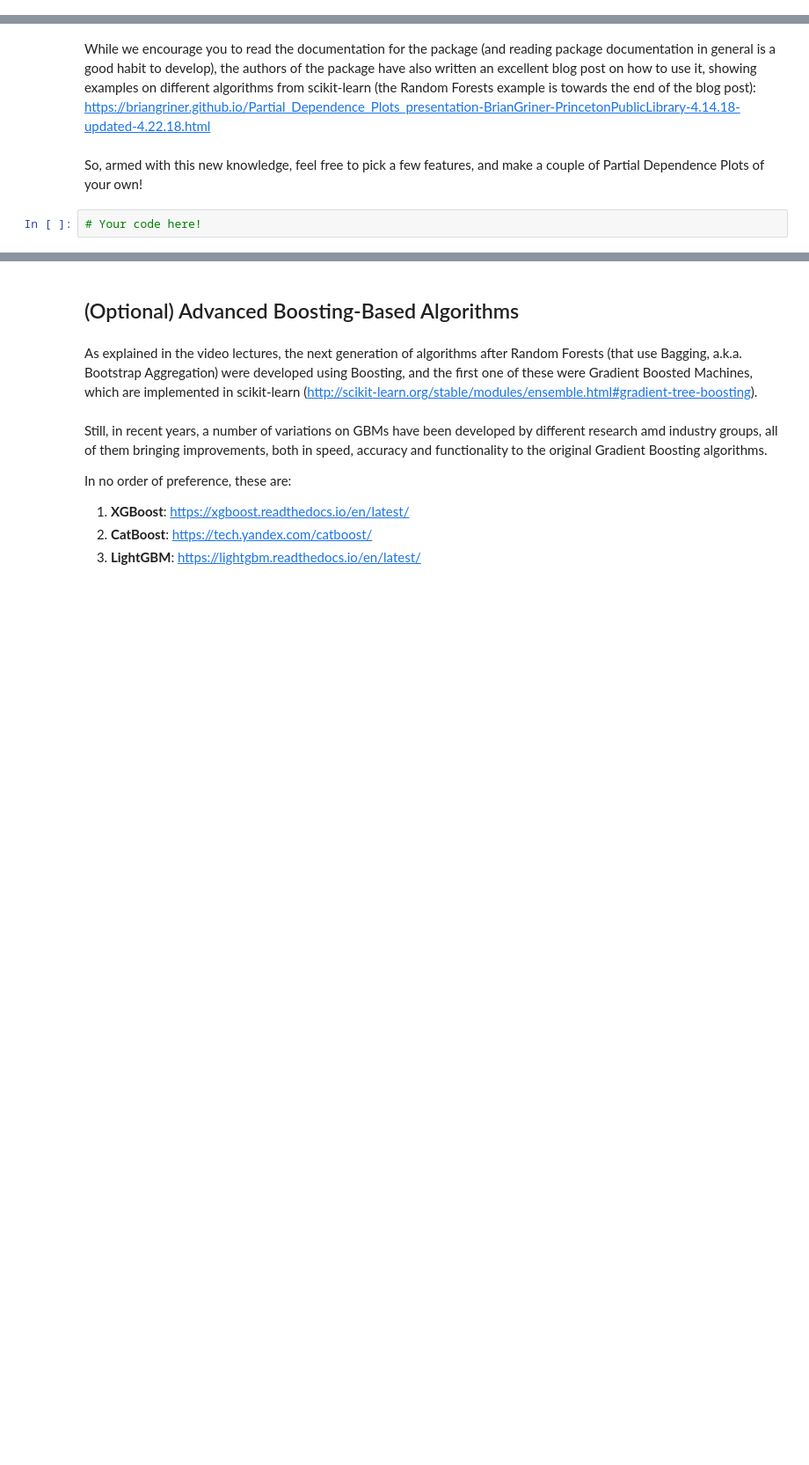
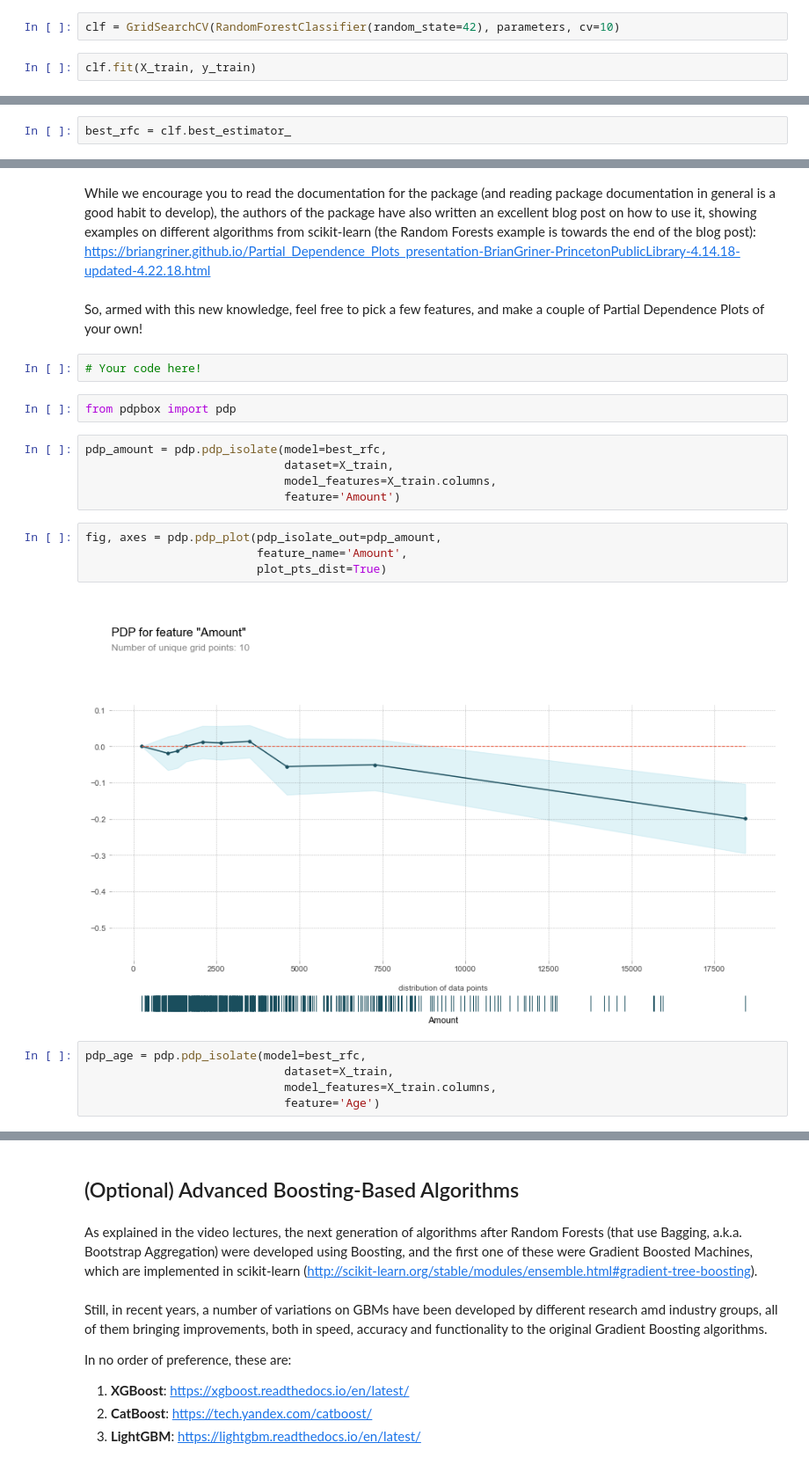
Before and after one commit to sarioz/Springboard, a Jupyter notebook: Mini-Projects/13_5.1-TreeBasedAlgorithms/Mini_Project_Tree-Based_Algorithms.ipynb, the cells around one changed output, grey strips where cells are left out. Shown at 88% size. Drawn from its saved outputs; the diff is of its cells as text; blank space fills up the shorter version.

```diff
--- a/Mini-Projects/13_5.1-TreeBasedAlgorithms/Mini_Project_Tree-Based_Algorithms.ipynb
+++ b/Mini-Projects/13_5.1-TreeBasedAlgorithms/Mini_Project_Tree-Based_Algorithms.ipynb
@@ -70,0 +312,4 @@ from sklearn.ensemble import RandomForestClassifier
+# %%
+clf = GridSearchCV(RandomForestClassifier(random_state=42), parameters, cv=10)
+# %%
+clf.fit(X_train, y_train)
@@ -76,3 +334,5 @@ You can see how to use this in the scikit-learn documentation (http://scikit-lea
 Now you try! Let's visualize the importance of features from your Random Forests model!
 # %%
 # Your code here
+# %%
+best_rfc = clf.best_estimator_
@@ -88,3 +395,21 @@ While we encourage you to read the documentation for the package (and reading pa
 So, armed with this new knowledge, feel free to pick a few features, and make a couple of Partial Dependence Plots of your own!
 # %%
 # Your code here!
+# %%
+from pdpbox import pdp
+# %%
+pdp_amount = pdp.pdp_isolate(model=best_rfc,
+                             dataset=X_train,
+                             model_features=X_train.columns,
+                             feature='Amount')
+# %%
+fig, axes = pdp.pdp_plot(pdp_isolate_out=pdp_amount,
+                         feature_name='Amount',
+                         plot_pts_dist=True)
+# %% [output]
+[figure, added]
+# %%
+pdp_age = pdp.pdp_isolate(model=best_rfc,
+                             dataset=X_train,
+                             model_features=X_train.columns,
+                             feature='Age')
```
Also changed, not shown: parts of 49 cells of this notebook.
